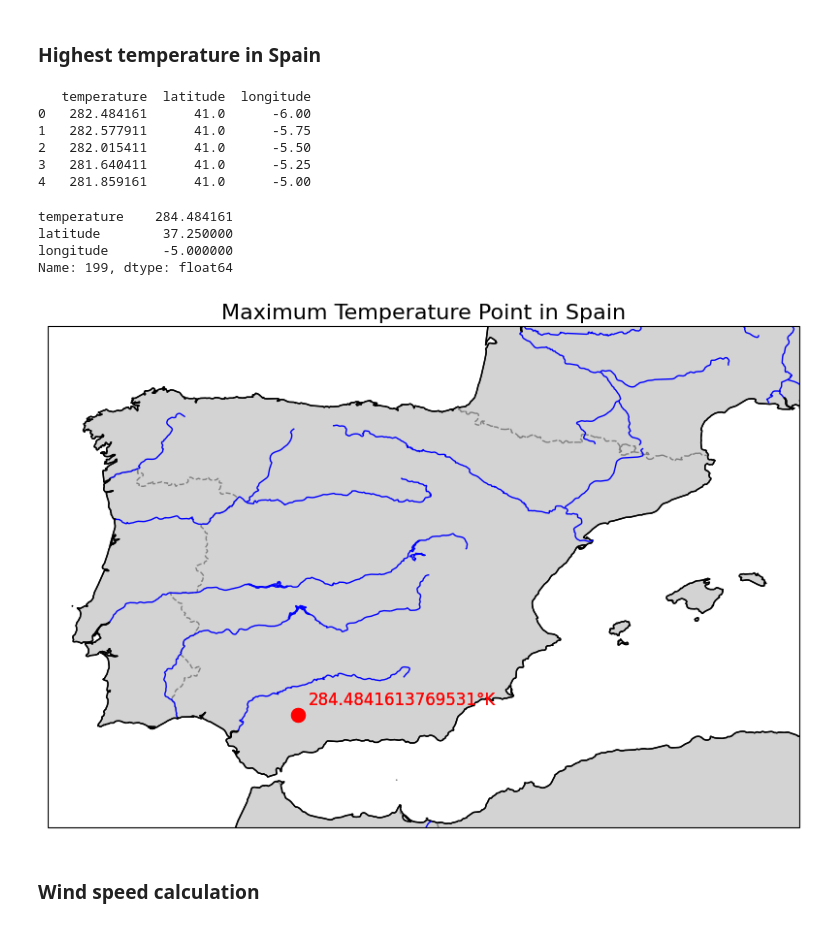
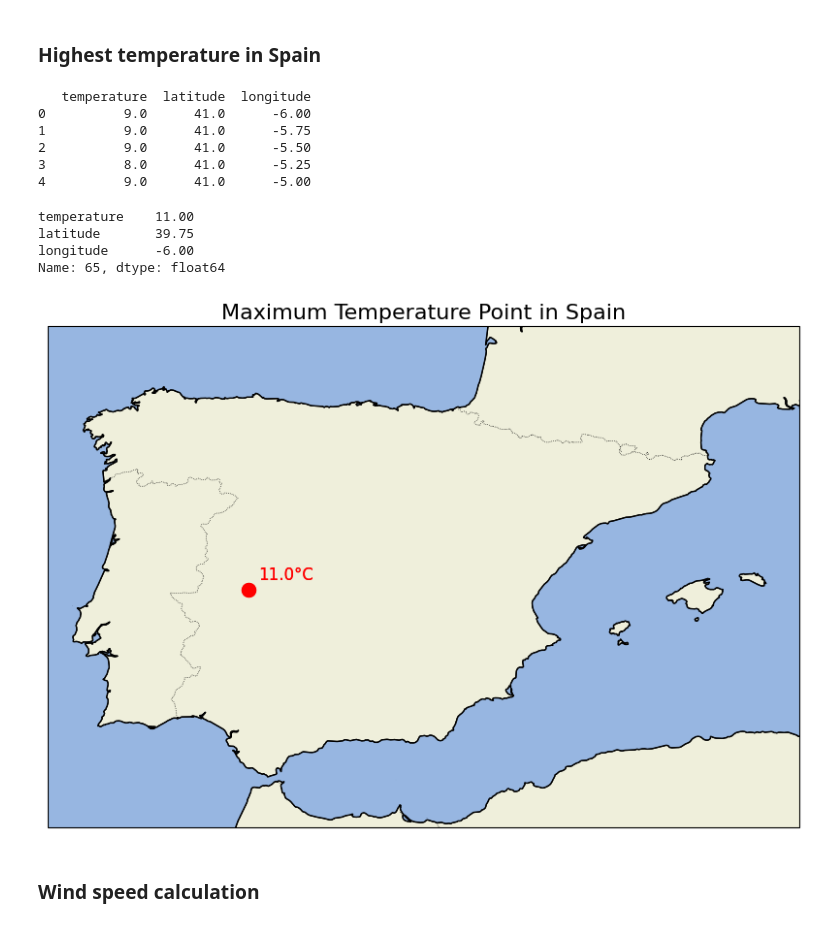
Before and after one commit to StaSotiro/python_scripts, a Jupyter notebook: jua_demo.ipynb, the cells around one changed output. Saved outputs shown, nothing was run; the diff lists cells and outputs as text; code cells hidden in the pictures.

```diff
--- a/jua_demo.ipynb
+++ b/jua_demo.ipynb
@@ -50,63 +50,63 @@ lats_spain = lats[mask]
 lons_spain = lons[mask]
 
 df_spain = pd.DataFrame({'temperature': data_spain, 'latitude': lats_spain, 'longitude': lons_spain})
+df_spain['temperature'] = (df_spain['temperature'] - 273.15).round()
 print(df_spain.head(5))
 # %% [output]
    temperature  latitude  longitude
-0   282.484161      41.0      -6.00
-1   282.577911      41.0      -5.75
-2   282.015411      41.0      -5.50
-3   281.640411      41.0      -5.25
-4   281.859161      41.0      -5.00
+0          9.0      41.0      -6.00
+1          9.0      41.0      -5.75
+2          9.0      41.0      -5.50
+3          8.0      41.0      -5.25
+4          9.0      41.0      -5.00
 # %%
 highestTemp = df_spain.loc[df_spain['temperature'].idxmax()]
-
 print(highestTemp)
 # %% [output]
-temperature    284.484161
-latitude        37.250000
-longitude       -5.000000
-Name: 199, dtype: float64
+temperature    11.00
+latitude       39.75
+longitude      -6.00
+Name: 65, dtype: float64
 # %%
 fig, ax = plt.subplots(
     figsize=(10, 8),
     subplot_kw={"projection": ccrs.PlateCarree()}
 )
 ax.set_extent([-10, 5, 35, 45], crs=ccrs.PlateCarree())
 # Add features (e.g., coastlines, borders)
-ax.add_feature(cfeature.BORDERS, linestyle='--', color='gray')
 ax.add_feature(cfeature.COASTLINE)
-ax.add_feature(cfeature.LAND, edgecolor='black', facecolor='lightgray')
-ax.add_feature(cfeature.LAKES, edgecolor='blue', facecolor='none')
-ax.add_feature(cfeature.RIVERS, edgecolor='blue')
+ax.add_feature(cfeature.COASTLINE, linewidth=0.5)
+ax.add_feature(cfeature.BORDERS, linewidth=0.5, linestyle=':')
+ax.add_feature(cfeature.LAND, edgecolor='black')  # Remove facecolor
+ax.add_feature(cfeature.OCEAN)  # Use default style for ocean
 
 # Plot the point
 ax.plot(
     highestTemp["longitude"], highestTemp["latitude"],
     marker='o', markersize=10, color='red', transform=ccrs.PlateCarree()
 )
 # Annotate the point with temperature
 ax.text(
     highestTemp["longitude"] + 0.2, highestTemp["latitude"] + 0.2,
-    f"{highestTemp['temperature']}°K",
+    f"{highestTemp['temperature']}°C",
     color='red', fontsize=12, transform=ccrs.PlateCarree()
 )
 ax.set_title("Maximum Temperature Point in Spain", fontsize=16)
 # Plot the point
 ax.plot(
     highestTemp["longitude"], highestTemp["latitude"],
     marker='o', markersize=10, color='red', transform=ccrs.PlateCarree()
 )
 # Annotate the point with temperature
 ax.text(
     highestTemp["longitude"] + 0.2, highestTemp["latitude"] + 0.2,
-    f"{highestTemp['temperature']}°K",
+    f"{highestTemp['temperature']}°C",
     color='red', fontsize=12, transform=ccrs.PlateCarree()
 )
 ax.set_title("Maximum Temperature Point in Spain", fontsize=16)
 plt.show()
 # %% [output]
-[figure, old version]
+[figure, new version]
 # %% [markdown]
 ### Wind speed calculation
 # %%
```
Also changed, not shown: parts of 1 cell of this notebook.
